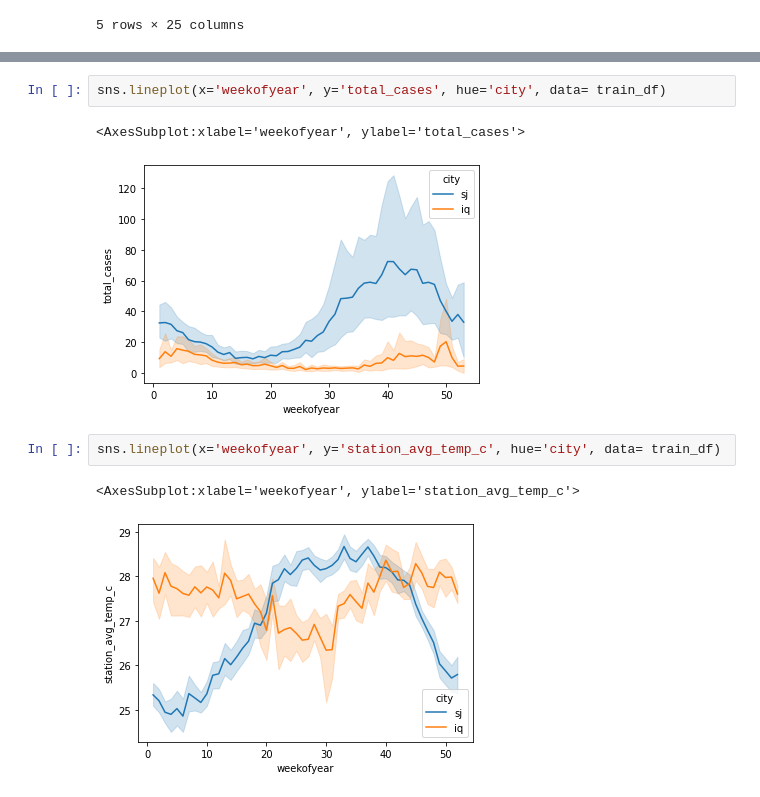
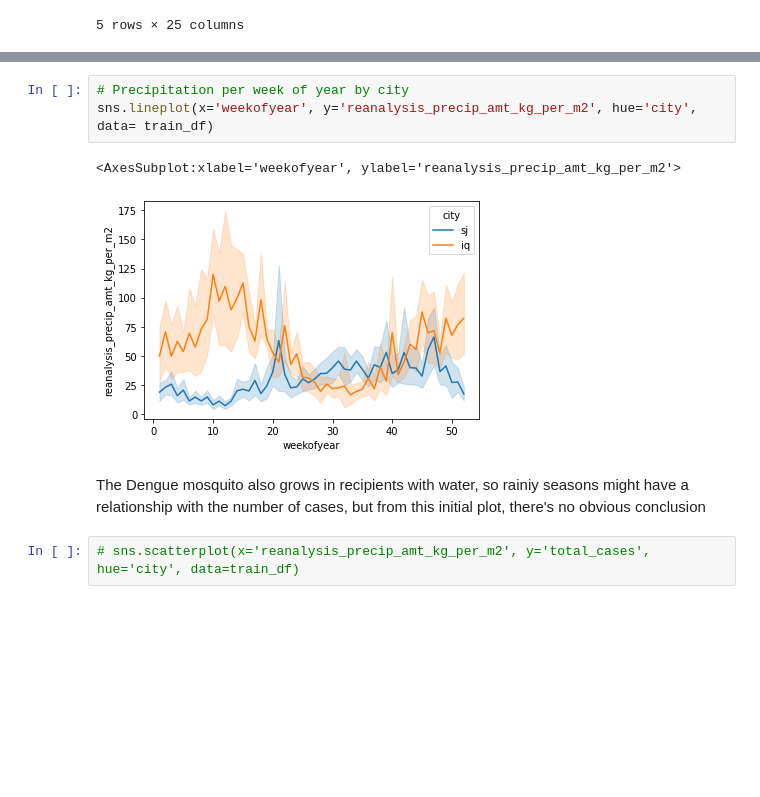
Before and after one commit to bleand/dengai, a Jupyter notebook: Initial_exploration.ipynb, the cells around one changed output, grey strips where cells are left out. Cells and saved outputs as stored; diff of their text form; blank space fills up the shorter version.

```diff
--- a/Initial_exploration.ipynb
+++ b/Initial_exploration.ipynb
@@ -60,10 +138,10 @@ sns.lineplot(x='week_start_date', y='total_cases', hue='city', data= train_df)
+# %%
+# Precipitation per week of year by city
+sns.lineplot(x='weekofyear', y='reanalysis_precip_amt_kg_per_m2', hue='city', data= train_df)
+# %% [output]
+<AxesSubplot:xlabel='weekofyear', ylabel='reanalysis_precip_amt_kg_per_m2'>
+[figure, added]
+# %% [markdown]
+The Dengue mosquito also grows in recipients with water, so rainiy seasons might have a relationship with the number of cases, but from this initial plot, there's no obvious conclusion
 # %%
-sns.lineplot(x='weekofyear', y='total_cases', hue='city', data= train_df)
+# sns.scatterplot(x='reanalysis_precip_amt_kg_per_m2', y='total_cases', hue='city', data=train_df)
-# %% [output]
-<AxesSubplot:xlabel='weekofyear', ylabel='total_cases'>
-[figure, removed]
-# %%
-sns.lineplot(x='weekofyear', y='station_avg_temp_c', hue='city', data= train_df)
-# %% [output]
-<AxesSubplot:xlabel='weekofyear', ylabel='station_avg_temp_c'>
-[figure, removed]
```
Also changed, not shown: parts of 27 cells of this notebook.
